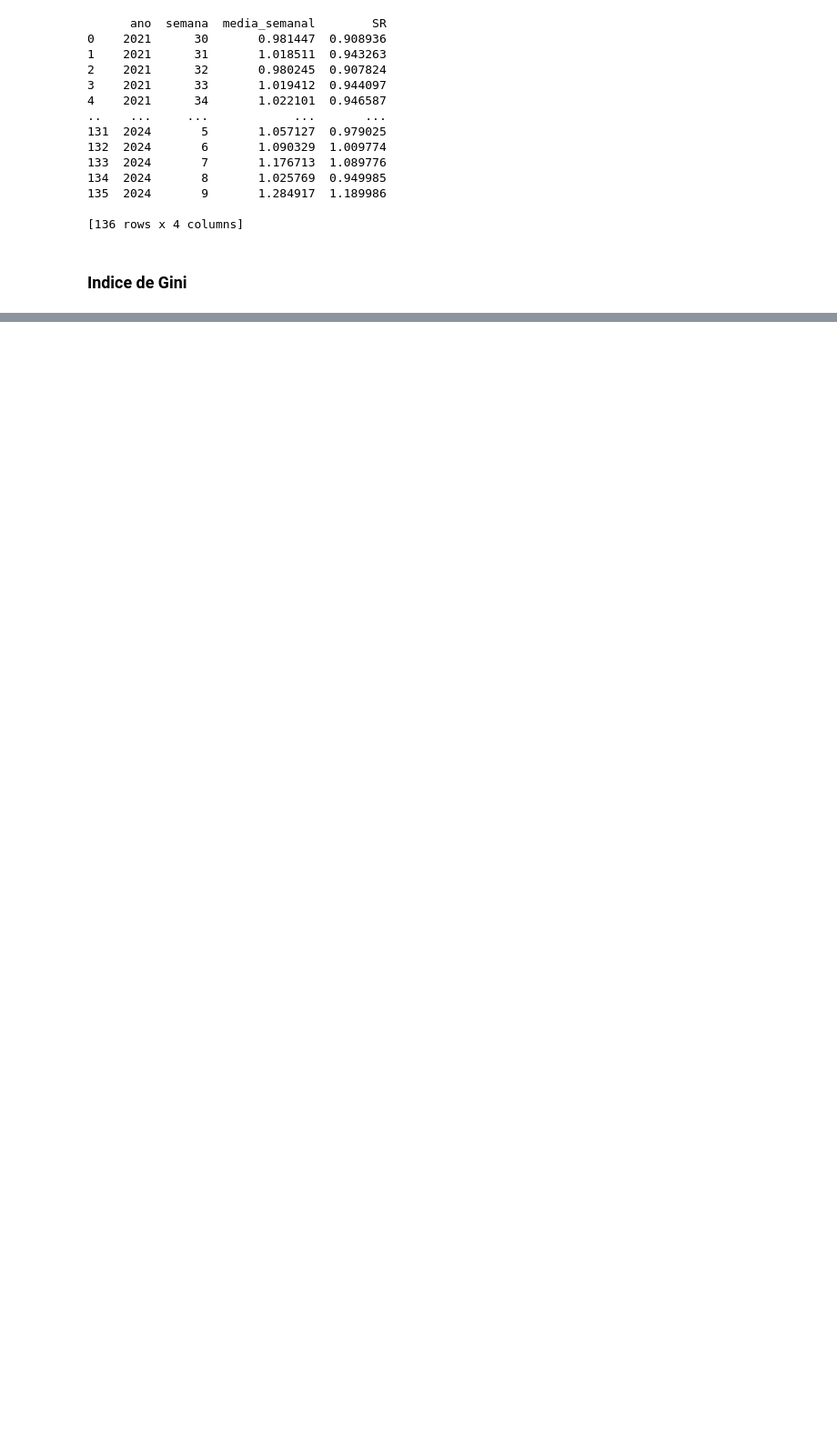
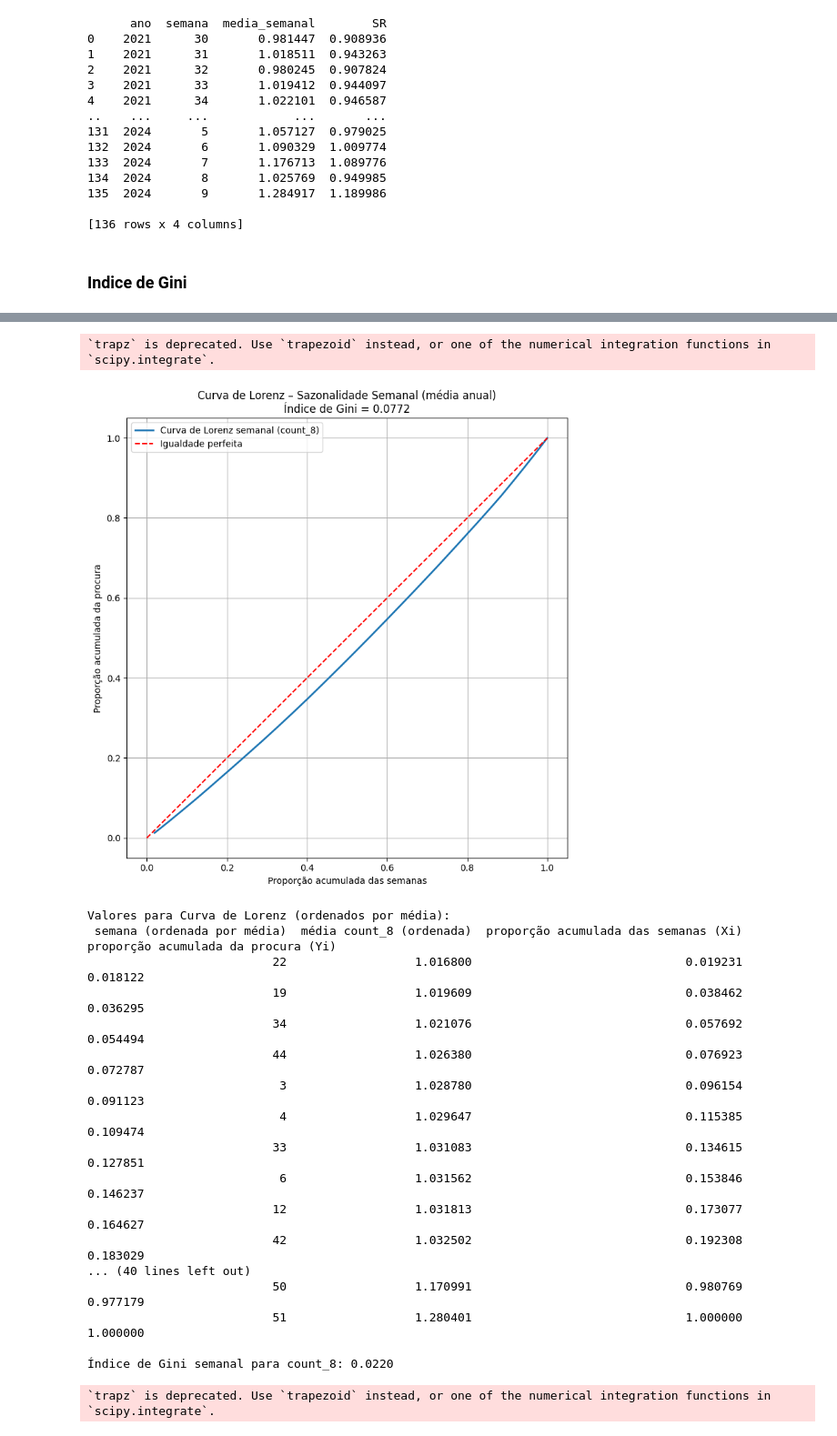
Before and after one commit to joanacarvalheiro/Seasonality, a Jupyter notebook: construcao_modelos/MSTL.ipynb, the cells around one changed output, grey strips where cells are left out. Shown at 91% size. Drawn from its saved outputs; the diff is of its cells as text; code cells hidden in the pictures; blank space fills up the shorter version.

```diff
--- a/construcao_modelos/MSTL.ipynb
+++ b/construcao_modelos/MSTL.ipynb
@@ -786,7 +744,7 @@ df_season_stl
 943 rows × 5 columns
 [figure]
 # %%
-df_para_sr = pd.DataFrame({
+df_sem_tendencia = pd.DataFrame({
     'datetime': df_decomp_stl.index,
     'count_8': df_season_stl['seasonadjust']
 })
@@ -813,0 +837,5 @@ print(df_sr)
+# %%
+
+gini1 = curva_lorenz_gini(df_diario, 'count_8')
+gini2 = curva_lorenz_gini(df_sem_tendencia, 'count_8')
+# %% [output]
@@ -813,0 +859,20 @@ print(df_sr)
+`trapz` is deprecated. Use `trapezoid` instead, or one of the numerical integration functions in `scipy.integrate`.
+[figure, added]
+Valores para Curva de Lorenz (ordenados por média):
+ semana (ordenada por média)  média count_8 (ordenada)  proporção acumulada das semanas (Xi)  proporção acumulada da procura (Yi)
+                          22                  1.016800                              0.019231                             0.018122
+                          19                  1.019609                              0.038462                             0.036295
+                          34                  1.021076                              0.057692                             0.054494
+                          44                  1.026380                              0.076923                             0.072787
+                           3                  1.028780                              0.096154                             0.091123
+                           4                  1.029647                              0.115385                             0.109474
+                          33                  1.031083                              0.134615                             0.127851
+                           6                  1.031562                              0.153846                             0.146237
+                          12                  1.031813                              0.173077                             0.164627
+                          42                  1.032502                              0.192308                             0.183029
+... (40 lines left out)
+                          50                  1.170991                              0.980769                             0.977179
+                          51                  1.280401                              1.000000                             1.000000
+
+Índice de Gini semanal para count_8: 0.0220
+`trapz` is deprecated. Use `trapezoid` instead, or one of the numerical integration functions in `scipy.integrate`.
```
Also changed, not shown: parts of 27 cells of this notebook.
